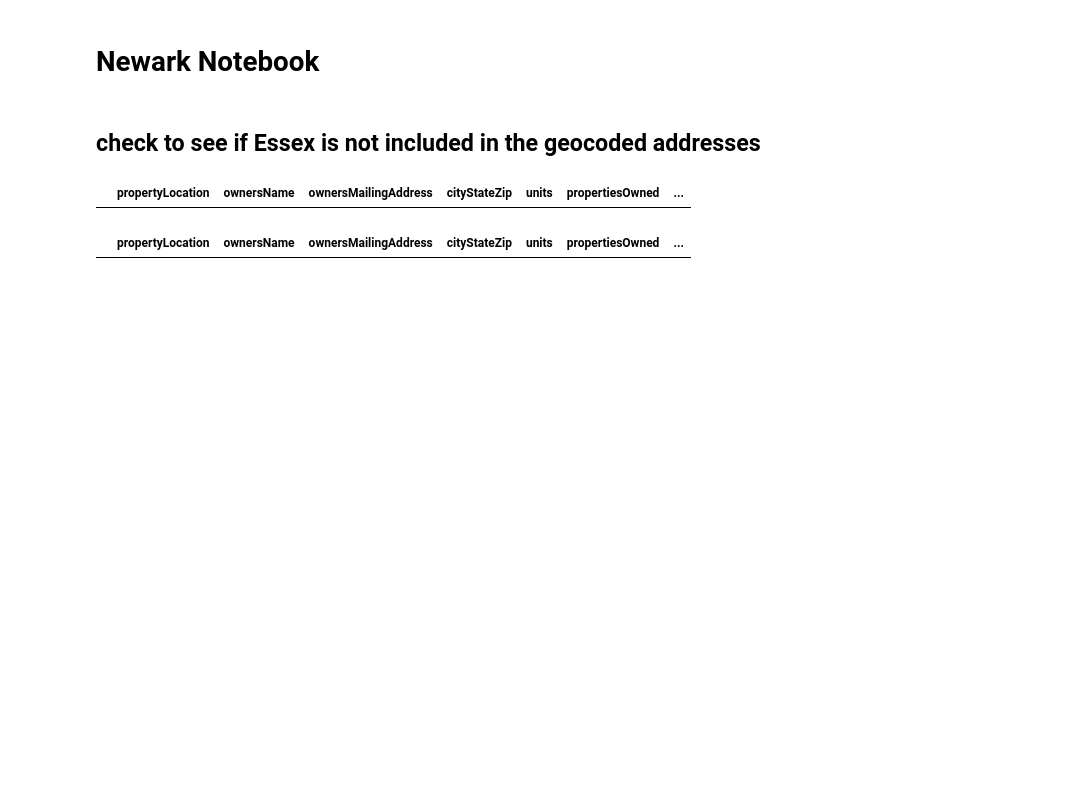
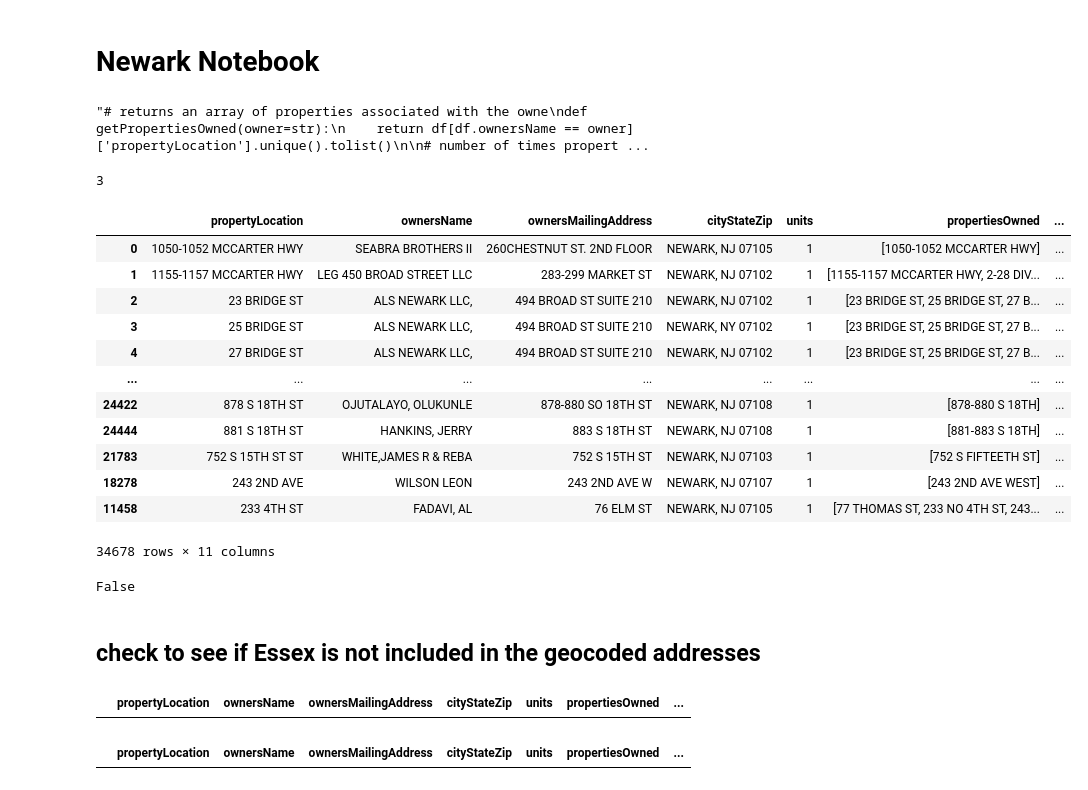
Before and after one commit to kylemichaelreaves/landlord_data, a Jupyter notebook: Newark/newark.ipynb, the cells around one changed output. Cells and saved outputs as stored; diff of their text form; code cells hidden in the pictures; blank space fills up the shorter version.

```diff
--- a/Newark/newark.ipynb
+++ b/Newark/newark.ipynb
@@ -3,6 +3,7 @@
 # %%
 import pandas as pd
 import numpy as np
+import helpers
 from geopy.geocoders import Nominatim
 from geopy.extra.rate_limiter import RateLimiter
 from datetime import timedelta
@@ -21,7 +22,7 @@ errors_df = pd.read_pickle('errors_df.pkl')
 # create a column for the property's full address
 """df['propertyFullAddress'] = df.propertyLocation + ' Newark, NJ'"""
 
-# returns an array of properties associated with the owne
+'''# returns an array of properties associated with the owne
 def getPropertiesOwned(owner=str):
     return df[df.ownersName == owner]['propertyLocation'].unique().tolist()
 
@@ -31,4 +32,6 @@ def getUnits(address=str):
 
 # number of the properties owned by the given owner
 def getNumberOwned(owner=str):
-    return df[(df.ownersName == owner)]['propertyLocation'].count()
+    return df[(df.ownersName == owner)]['propertyLocation'].count()'''
+# %% [output]
+"# returns an array of properties associated with the owne\ndef getPropertiesOwned(owner=str):\n    return df[df.ownersName == owner]['propertyLocation'].unique().tolist()\n\n# number of times propert ...
@@ -34,0 +40,6 @@ def getNumberOwned(owner=str):
+# %%
+getNumberOwned('ALS NEWARK LLC,')
+# %% [output]
+3
+# %%
+df.rename(columns={"Lat": "latitude", "Long": "longitude"}, inplace=True)
@@ -35,2 +58,22 @@ def getNumberOwned(owner=str):
+# %%
+df
+# %% [output]
+|  | propertyLocation | ownersName | ownersMailingAddress | cityStateZip | units | propertiesOwned | ... |
+| 0 | 1050-1052 MCCARTER HWY | SEABRA BROTHERS II | 260CHESTNUT ST. 2ND FLOOR | NEWARK, NJ 07105 | 1 | [1050-1052 MCCARTER HWY] | ... |
+| 1 | 1155-1157 MCCARTER HWY | LEG 450 BROAD STREET LLC | 283-299 MARKET ST | NEWARK, NJ 07102 | 1 | [1155-1157 MCCARTER HWY, 2-28 DIV... | ... |
+| 2 | 23 BRIDGE ST | ALS NEWARK LLC, | 494 BROAD ST SUITE 210 | NEWARK, NJ 07102 | 1 | [23 BRIDGE ST, 25 BRIDGE ST, 27 B... | ... |
+| 3 | 25 BRIDGE ST | ALS NEWARK LLC, | 494 BROAD ST SUITE 210 | NEWARK, NY 07102 | 1 | [23 BRIDGE ST, 25 BRIDGE ST, 27 B... | ... |
+| 4 | 27 BRIDGE ST | ALS NEWARK LLC, | 494 BROAD ST SUITE 210 | NEWARK, NJ 07102 | 1 | [23 BRIDGE ST, 25 BRIDGE ST, 27 B... | ... |
+| ... | ... | ... | ... | ... | ... | ... | ... |
+| 24422 | 878 S 18TH ST | OJUTALAYO, OLUKUNLE | 878-880 SO 18TH ST | NEWARK, NJ 07108 | 1 | [878-880 S 18TH] | ... |
+| 24444 | 881 S 18TH ST | HANKINS, JERRY | 883 S 18TH ST | NEWARK, NJ 07108 | 1 | [881-883 S 18TH] | ... |
+| 21783 | 752 S 15TH ST ST | WHITE,JAMES R & REBA | 752 S 15TH ST | NEWARK, NJ 07103 | 1 | [752 S FIFTEETH ST] | ... |
+| 18278 | 243 2ND AVE | WILSON LEON | 243 2ND AVE W | NEWARK, NJ 07107 | 1 | [243 2ND AVE WEST] | ... |
+| 11458 | 233 4TH ST | FADAVI, AL | 76 ELM ST | NEWARK, NJ 07105 | 1 | [77 THOMAS ST, 233 NO 4TH ST, 243... | ... |
+34678 rows × 11 columns
+# %%
+df.columns.to_list() == jc_df.columns.to_list()
+# %% [output]
+False
 # %% [markdown]
 ## check to see if Essex is not included in the geocoded addresses
```
Also changed, not shown: parts of 3 cells of this notebook, 5 other files.
